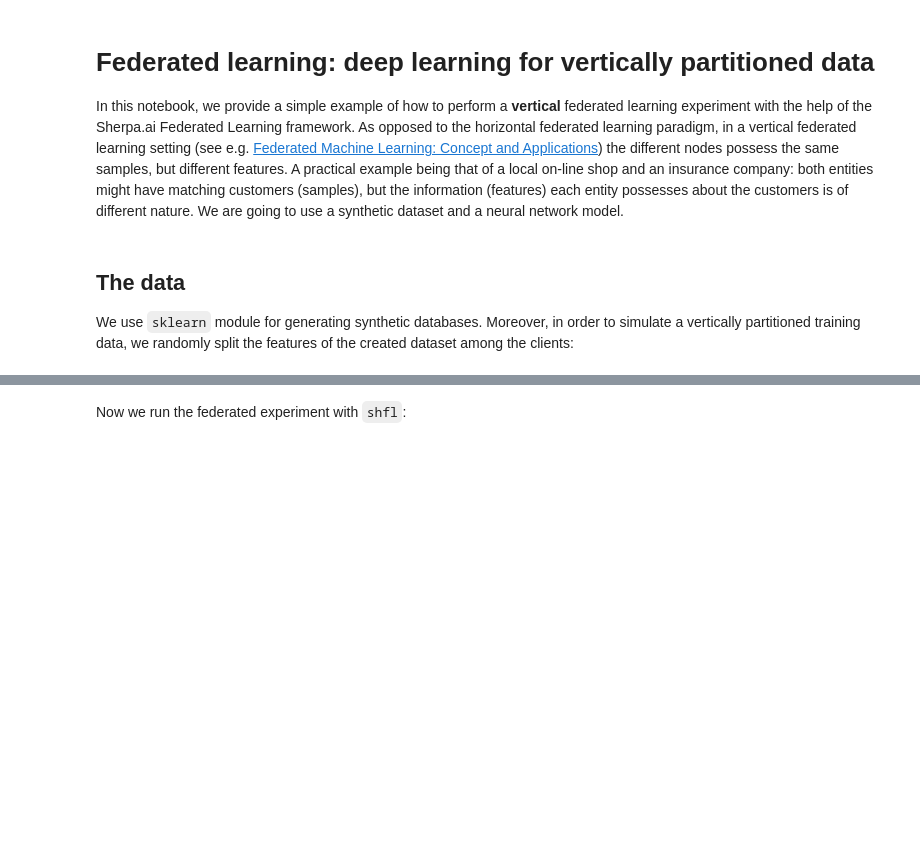
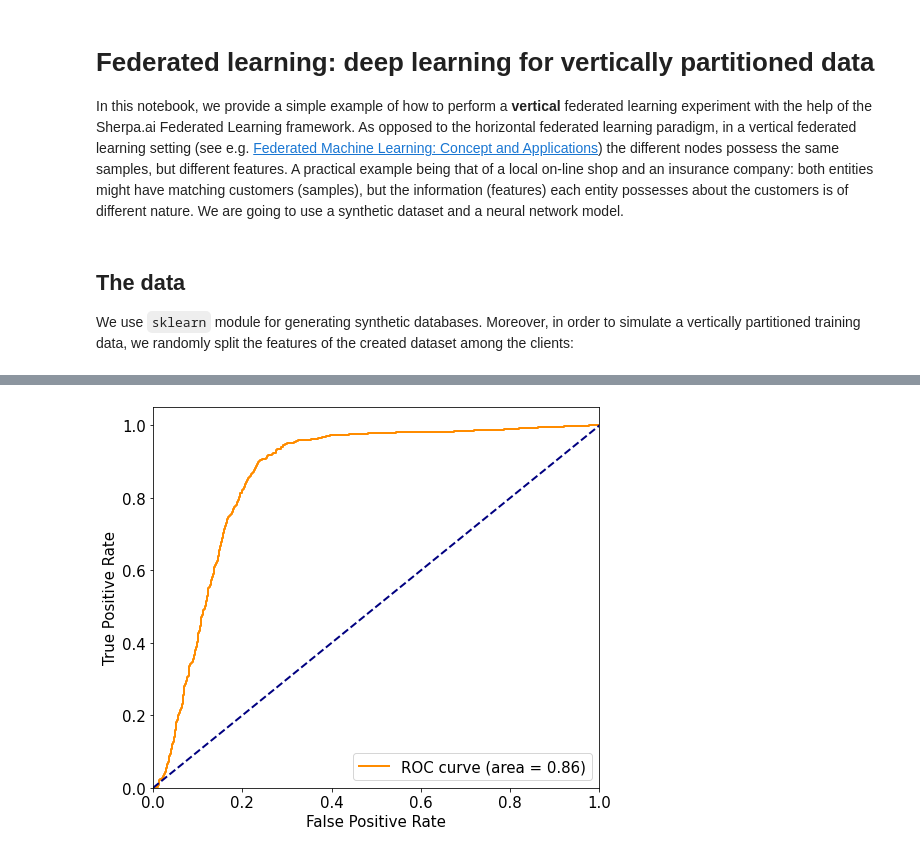
Before and after one commit to zhangzhizheng/Sherpa.ai-Federated-Learning-Framework, a Jupyter notebook: notebooks/federated_learning/federated_learning_vertical_deep_learning.ipynb, the cells around one changed output, grey strips where cells are left out. Cells and saved outputs as stored; diff of their text form; code cells hidden in the pictures; blank space fills up the shorter version.

```diff
--- a/notebooks/federated_learning/federated_learning_vertical_deep_learning.ipynb
+++ b/notebooks/federated_learning/federated_learning_vertical_deep_learning.ipynb
@@ -19,19 +9,3 @@ from sklearn.datasets import make_classification
 ## The data
 We use `sklearn` module for generating synthetic databases.
 Moreover, in order to simulate a vertically partitioned training data, we randomly split the features of the created dataset among the clients:
-# %%
-# Create dataset
-n_features = 20
-n_classes = 2
-n_samples = 15000
-
-x, y = make_classification(
-    n_samples=n_samples, n_features=n_features,
-    n_redundant=0, n_repeated=0, n_classes=n_classes,
-    n_clusters_per_class=1, flip_y=0.1, class_sep=0.4, random_state=123)
-x = pd.DataFrame(x)
-
-x_train = x[:int(n_samples * 0.8)]
-x_test = x[int(n_samples * 0.8):]
-y_train = y[:int(n_samples * 0.8), ]
-y_test = y[int(n_samples * 0.8):, ]
@@ -96,0 +39,9 @@ federated_data = data_distribution.get_data_federated(x_train_client, train_labe
+# %%
+from shfl.data_base.data_base import vertical_split
+
+# Create a vertically split dataset: split the features among clients
+M = 2  # number of clients
+x_train_client, train_labels, x_test_client, test_labels = \
+vertical_split(data=pd.DataFrame(x), labels=pd.DataFrame(y), n_chunks=M, shuffle_data=False)
+for key in x_train_client:
+    print("Client " + str(key) + " train data shape: " + str(x_train_client[key].shape))
@@ -148,8 +288,15 @@ def plot_roc(y_test, y_prediction, save_path=None):
 # %%
 # Linear model Benchmark on centralized data using sk-learn:
 #clf_linear = MLPClassifier(hidden_layer_sizes=(1,), max_iter=10000, shuffle=False, random_state=321).fit(x_train, y_train)
-clf_linear = LogisticRegression(random_state=123).fit(x_train, y_train)
-y_prediction = clf_linear.predict_proba(x_test)[:, 1]
-plot_roc(y_test, y_prediction)
+
+centralized_train_data = np.concatenate(
+    [x_train_client[key].to_numpy() for key in x_train_client], axis=1)
+centralized_test_data = np.concatenate(
+    [x_test_client[key].to_numpy() for key in x_train_client], axis=1)
+
+clf_linear = LogisticRegression(random_state=123).fit(centralized_train_data, train_labels[0].values)
+
+y_prediction = clf_linear.predict_proba(centralized_test_data)[:, 1]
+plot_roc(test_labels[0].values, y_prediction)
+# %% [output]
+[figure, added]
-# %% [markdown]
-Now we run the federated experiment with `shfl`:
```
Also changed, not shown: parts of 37 cells of this notebook, 6 other files.
